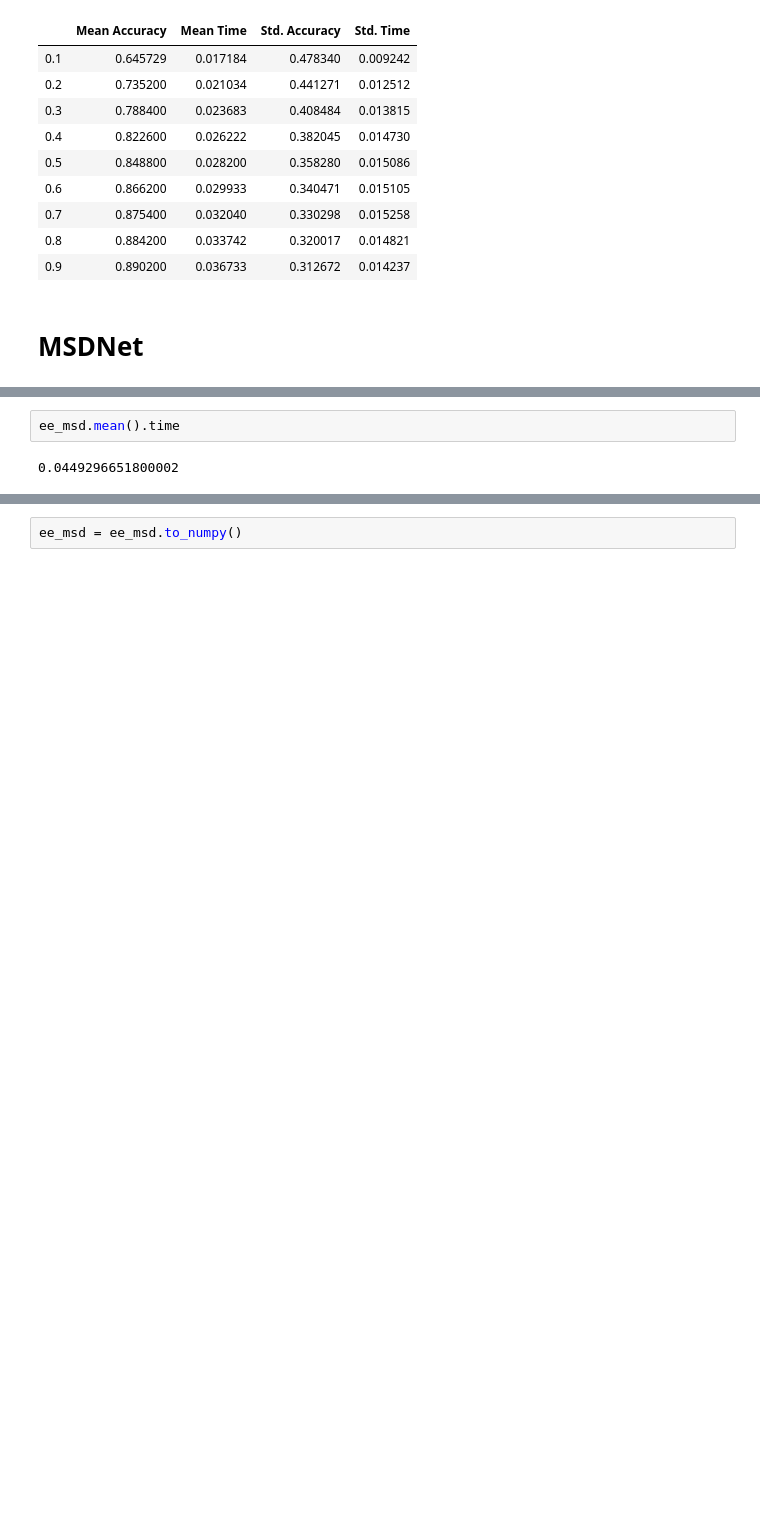
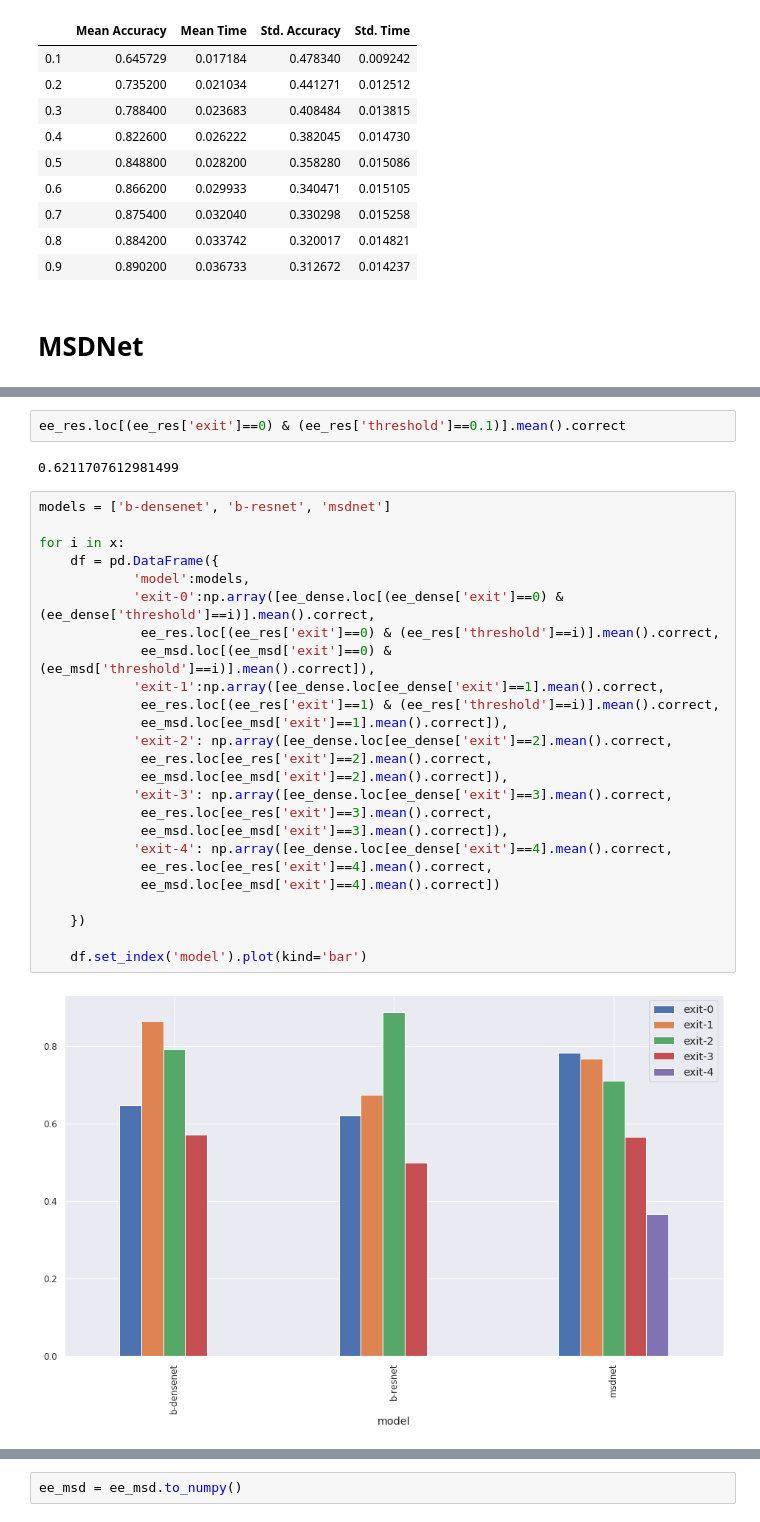
Before and after one commit to AlexKarlsen/thesis-src, a Jupyter notebook: DDNN/logging/threshold_test/Inference analysis.ipynb, the cells around one changed output, grey strips where cells are left out. Drawn from its saved outputs; the diff is of its cells as text; blank space fills up the shorter version.

```diff
--- a/DDNN/logging/threshold_test/Inference analysis.ipynb
+++ b/DDNN/logging/threshold_test/Inference analysis.ipynb
@@ -162,5 +162,32 @@ ee_msd
 45000 rows × 7 columns
-# %%
-ee_msd.mean().time
-# %% [output]
-0.0449296651800002
+# %%
+ee_res.loc[(ee_res['exit']==0) & (ee_res['threshold']==0.1)].mean().correct
+# %% [output]
+0.6211707612981499
+# %%
+models = ['b-densenet', 'b-resnet', 'msdnet']
+
+for i in x:
+    df = pd.DataFrame({
+            'model':models,
+            'exit-0':np.array([ee_dense.loc[(ee_dense['exit']==0) & (ee_dense['threshold']==i)].mean().correct,
+             ee_res.loc[(ee_res['exit']==0) & (ee_res['threshold']==i)].mean().correct,
+             ee_msd.loc[(ee_msd['exit']==0) & (ee_msd['threshold']==i)].mean().correct]),
+            'exit-1':np.array([ee_dense.loc[ee_dense['exit']==1].mean().correct,
+             ee_res.loc[(ee_res['exit']==1) & (ee_res['threshold']==i)].mean().correct,
+             ee_msd.loc[ee_msd['exit']==1].mean().correct]),
+            'exit-2': np.array([ee_dense.loc[ee_dense['exit']==2].mean().correct,
+             ee_res.loc[ee_res['exit']==2].mean().correct,
+             ee_msd.loc[ee_msd['exit']==2].mean().correct]),
+            'exit-3': np.array([ee_dense.loc[ee_dense['exit']==3].mean().correct,
+             ee_res.loc[ee_res['exit']==3].mean().correct,
+             ee_msd.loc[ee_msd['exit']==3].mean().correct]),
+            'exit-4': np.array([ee_dense.loc[ee_dense['exit']==4].mean().correct,
+             ee_res.loc[ee_res['exit']==4].mean().correct,
+             ee_msd.loc[ee_msd['exit']==4].mean().correct])
+
+    })
+
+    df.set_index('model').plot(kind='bar')
+# %% [output]
+[figure, added]
```
Also changed, not shown: parts of 12 cells of this notebook, 2 other files.
